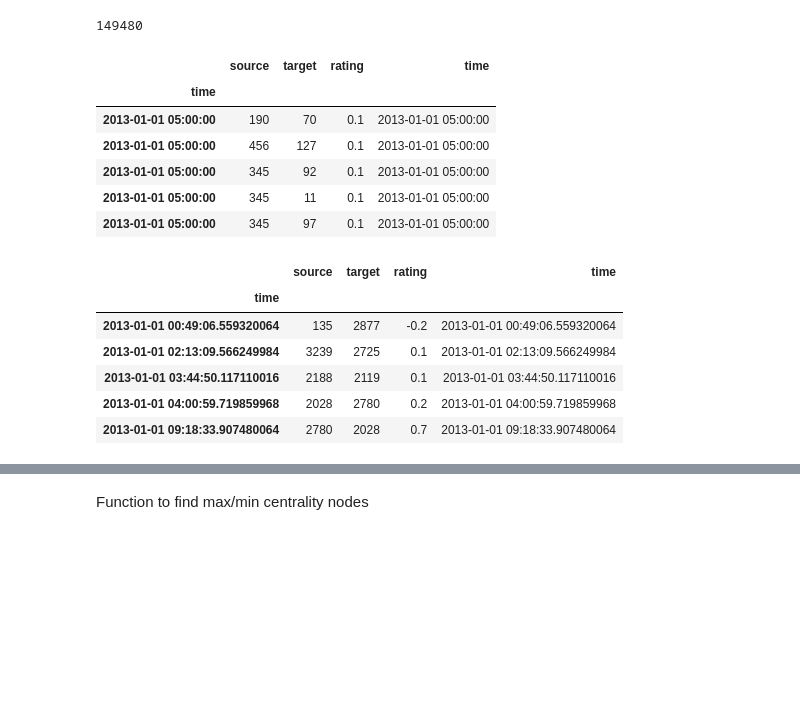
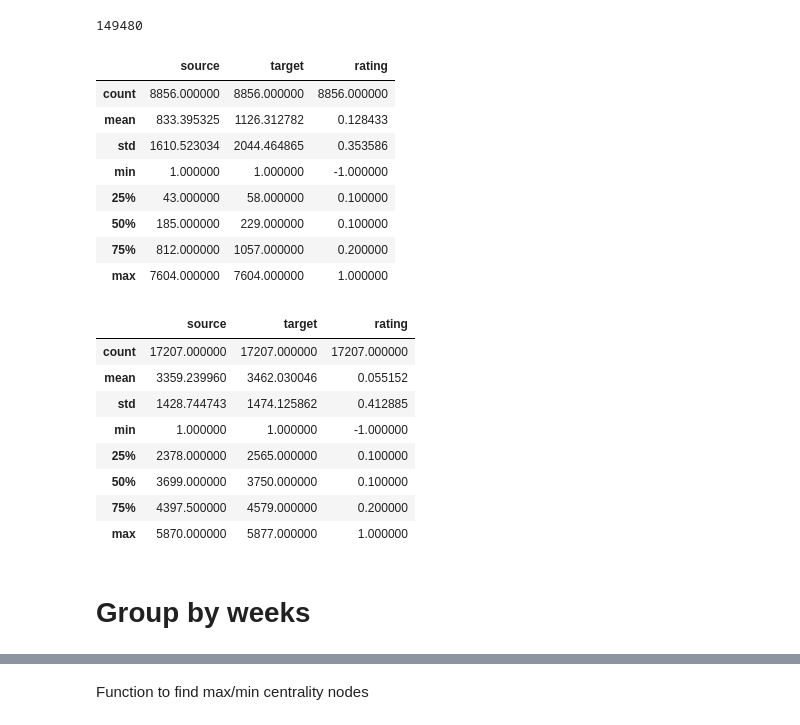
Before and after one commit to youngseo1108/Network_Science_Final, a Jupyter notebook: Network_Science_Final_Project_updating.ipynb, the cells around one changed output, grey strips where cells are left out. Saved outputs shown, nothing was run; the diff lists cells and outputs as text; code cells hidden in the pictures; blank space fills up the shorter version.

```diff
--- a/Network_Science_Final_Project_updating.ipynb
+++ b/Network_Science_Final_Project_updating.ipynb
@@ -27,44 +27,50 @@ open(data1, 'wb').write(r1.content)
 # %%
 cols = ['source', 'target', 'rating', 'time']
 
 # parse the file: OTC
 otc = pd.read_csv(data, names=cols, header=None)
 otc['time'] = pd.to_datetime(otc.time * 1e9)
 otc = otc.set_index(otc['time']).sort_index()
 otc = otc['2013-01-01':'2014-12-31']
 
 # Normalisation
 for idx, row in otc.iterrows():
-    otc.at[idx, 'rating'] = row.rating * 0.1
+    otc.at[idx, 'rating'] = row.rating*0.1
 
 otc.head()
 
 # parse the file: Alpha
 alpha = pd.read_csv(data1, names=cols, header=None)
 alpha['time'] = pd.to_datetime(alpha.time * 1e9)
 alpha = alpha.set_index(alpha['time']).sort_index()
 alpha = alpha['2013-01-01':'2014-12-31']
 
 # Normalisation
 for idx, row in alpha.iterrows():
-    alpha.at[idx, 'rating'] = row.rating * 0.1
+    alpha.at[idx,'rating'] = row.rating*0.1
 
-alpha.head()
+alpha.describe()
 # %% [output]
-|  | source | target | rating | time |
-| time |  |  |  |  |
-| 2013-01-01 05:00:00 | 190 | 70 | 0.1 | 2013-01-01 05:00:00 |
-| 2013-01-01 05:00:00 | 456 | 127 | 0.1 | 2013-01-01 05:00:00 |
-| 2013-01-01 05:00:00 | 345 | 92 | 0.1 | 2013-01-01 05:00:00 |
-| 2013-01-01 05:00:00 | 345 | 11 | 0.1 | 2013-01-01 05:00:00 |
-| 2013-01-01 05:00:00 | 345 | 97 | 0.1 | 2013-01-01 05:00:00 |
+|  | source | target | rating |
+| count | 8856.000000 | 8856.000000 | 8856.000000 |
+| mean | 833.395325 | 1126.312782 | 0.128433 |
+| std | 1610.523034 | 2044.464865 | 0.353586 |
+| min | 1.000000 | 1.000000 | -1.000000 |
+| 25% | 43.000000 | 58.000000 | 0.100000 |
+| 50% | 185.000000 | 229.000000 | 0.100000 |
+| 75% | 812.000000 | 1057.000000 | 0.200000 |
+| max | 7604.000000 | 7604.000000 | 1.000000 |
 # %%
-otc.head()
+otc.describe()
 # %% [output]
-|  | source | target | rating | time |
-| time |  |  |  |  |
-| 2013-01-01 00:49:06.559320064 | 135 | 2877 | -0.2 | 2013-01-01 00:49:06.559320064 |
-| 2013-01-01 02:13:09.566249984 | 3239 | 2725 | 0.1 | 2013-01-01 02:13:09.566249984 |
-| 2013-01-01 03:44:50.117110016 | 2188 | 2119 | 0.1 | 2013-01-01 03:44:50.117110016 |
-| 2013-01-01 04:00:59.719859968 | 2028 | 2780 | 0.2 | 2013-01-01 04:00:59.719859968 |
-| 2013-01-01 09:18:33.907480064 | 2780 | 2028 | 0.7 | 2013-01-01 09:18:33.907480064 |
+|  | source | target | rating |
+| count | 17207.000000 | 17207.000000 | 17207.000000 |
+| mean | 3359.239960 | 3462.030046 | 0.055152 |
+| std | 1428.744743 | 1474.125862 | 0.412885 |
+| min | 1.000000 | 1.000000 | -1.000000 |
+| 25% | 2378.000000 | 2565.000000 | 0.100000 |
+| 50% | 3699.000000 | 3750.000000 | 0.100000 |
+| 75% | 4397.500000 | 4579.000000 | 0.200000 |
+| max | 5870.000000 | 5877.000000 | 1.000000 |
+# %% [markdown]
+# Group by weeks
```
Also changed, not shown: parts of 35 cells of this notebook.
